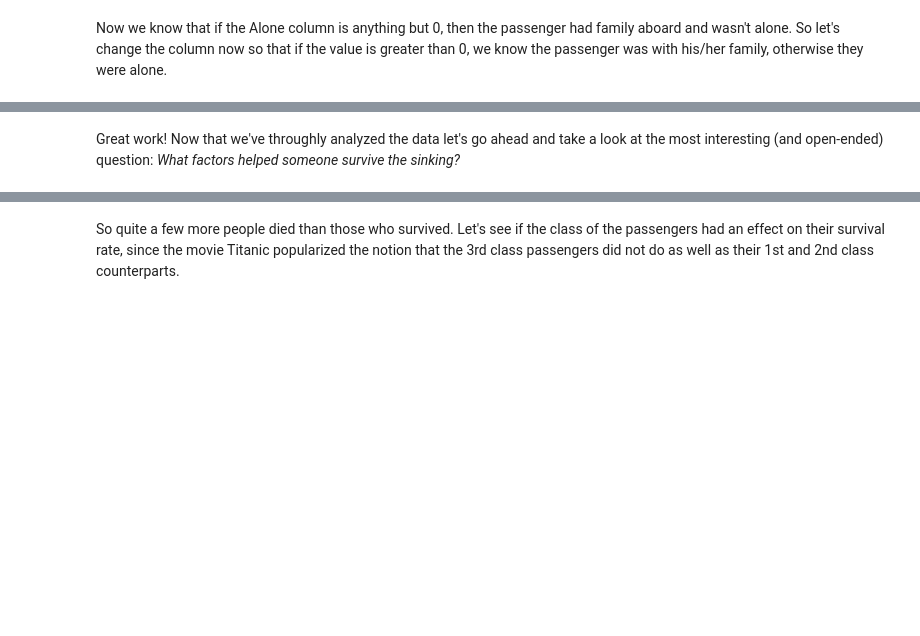
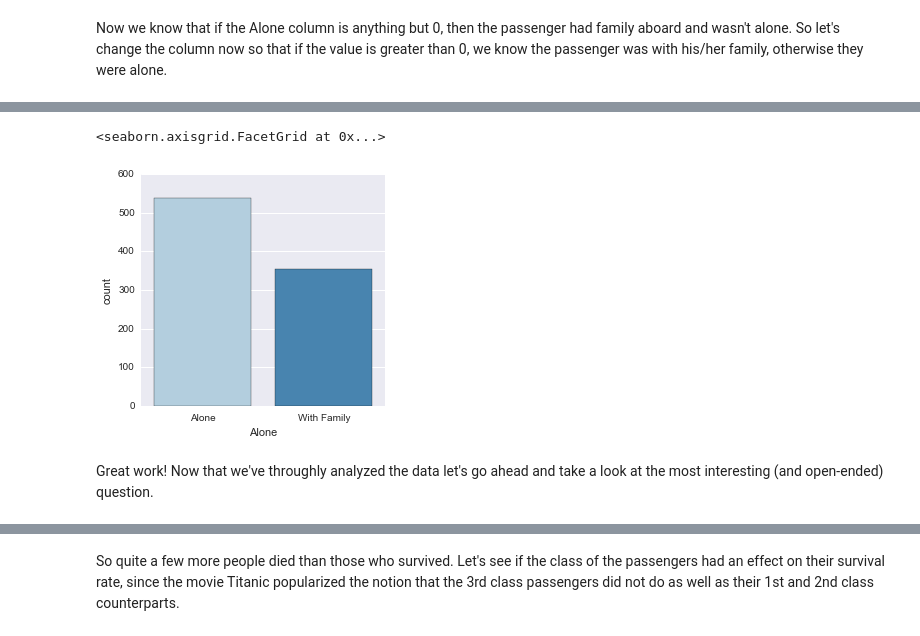
Before and after one commit to data-science-competitions/Kaggle-Titanic, a Jupyter notebook: Python/notebooks/tutorial_notebook.ipynb, the cells around one changed output, grey strips where cells are left out. Cells and saved outputs as stored; diff of their text form; code cells hidden in the pictures; blank space fills up the shorter version.

```diff
--- a/Python/notebooks/tutorial_notebook.ipynb
+++ b/Python/notebooks/tutorial_notebook.ipynb
@@ -318,5 +348,8 @@ titanic_df.head()
 # %%
 # Now let's get a simple visualization!
-sns.factorplot('Alone',data=titanic_df,palette='Blues')
+sns.factorplot('Alone', data=titanic_df, palette='Blues', kind="count", order=['Alone','With Family'])
+# %% [output]
+<seaborn.axisgrid.FacetGrid at 0x...>
+[figure, added]
 # %% [markdown]
-Great work! Now that we've throughly analyzed the data let's go ahead and take a look at the most interesting (and open-ended) question: *What factors helped someone survive the sinking?*
+Great work! Now that we've throughly analyzed the data let's go ahead and take a look at the most interesting (and open-ended) question.
```
Also changed, not shown: parts of 16 cells of this notebook.
